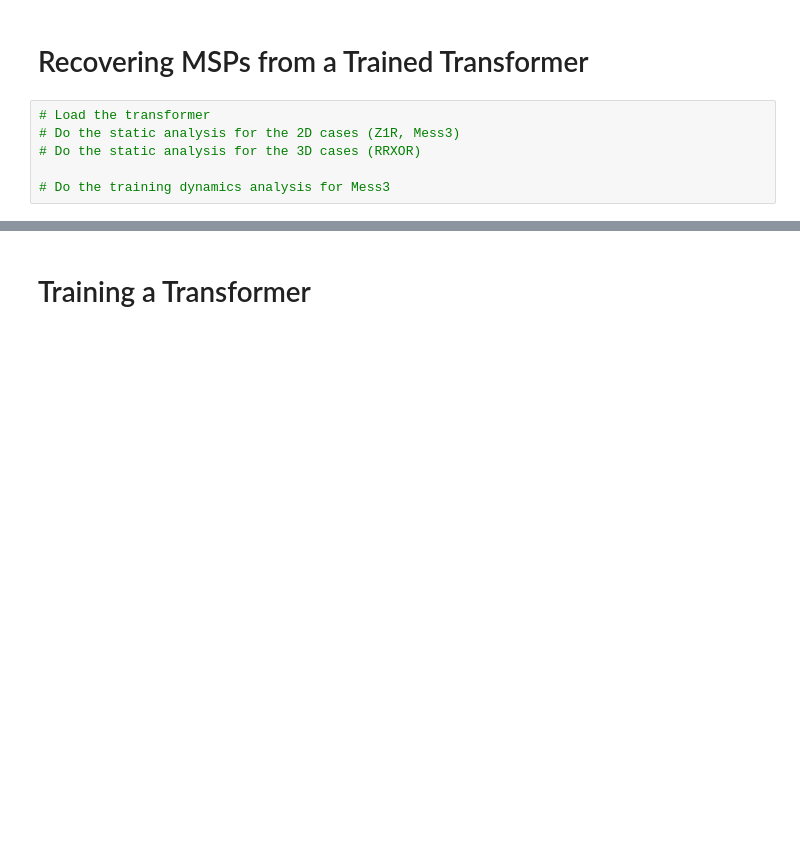
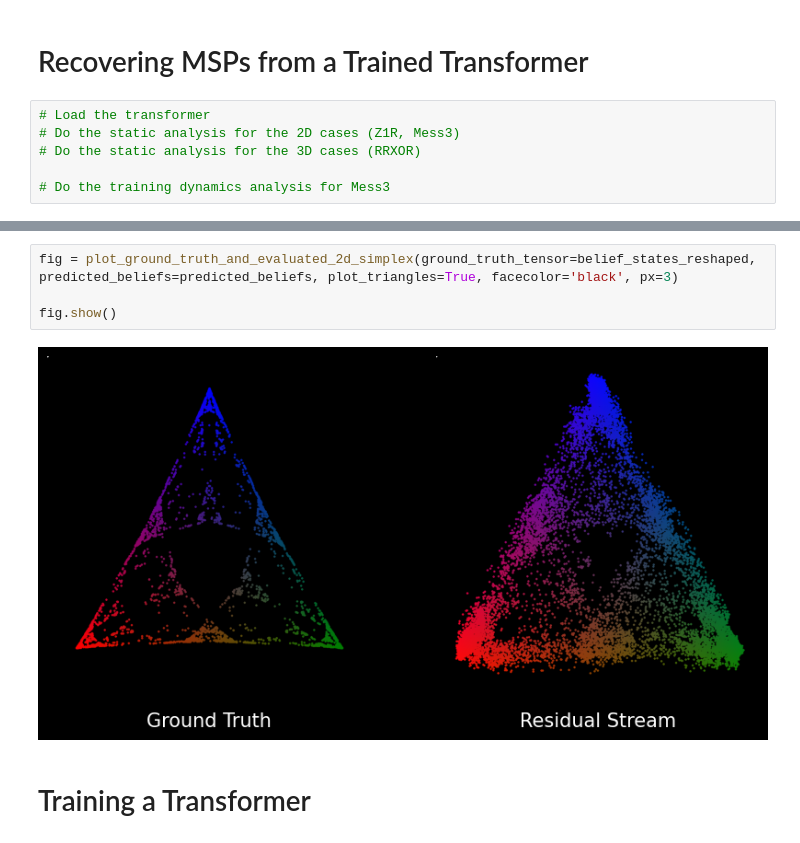
Before and after one commit to adamimos/epsilon-transformers, a Jupyter notebook: examples/msp_analysis.ipynb, the cells around one changed output, grey strips where cells are left out. Cells and saved outputs as stored; diff of their text form; blank space fills up the shorter version.

```diff
--- a/examples/msp_analysis.ipynb
+++ b/examples/msp_analysis.ipynb
@@ -48,3 +35,9 @@ fig.show()
+# %%
+fig = plot_ground_truth_and_evaluated_2d_simplex(ground_truth_tensor=belief_states_reshaped, predicted_beliefs=predicted_beliefs, plot_triangles=True, facecolor='black', px=3)
+
+fig.show()
+# %% [output]
+[figure, added]
 # %% [markdown]
 # Training a Transformer
 # %%
```
Also changed, not shown: parts of 4 cells of this notebook, 5 other files.
